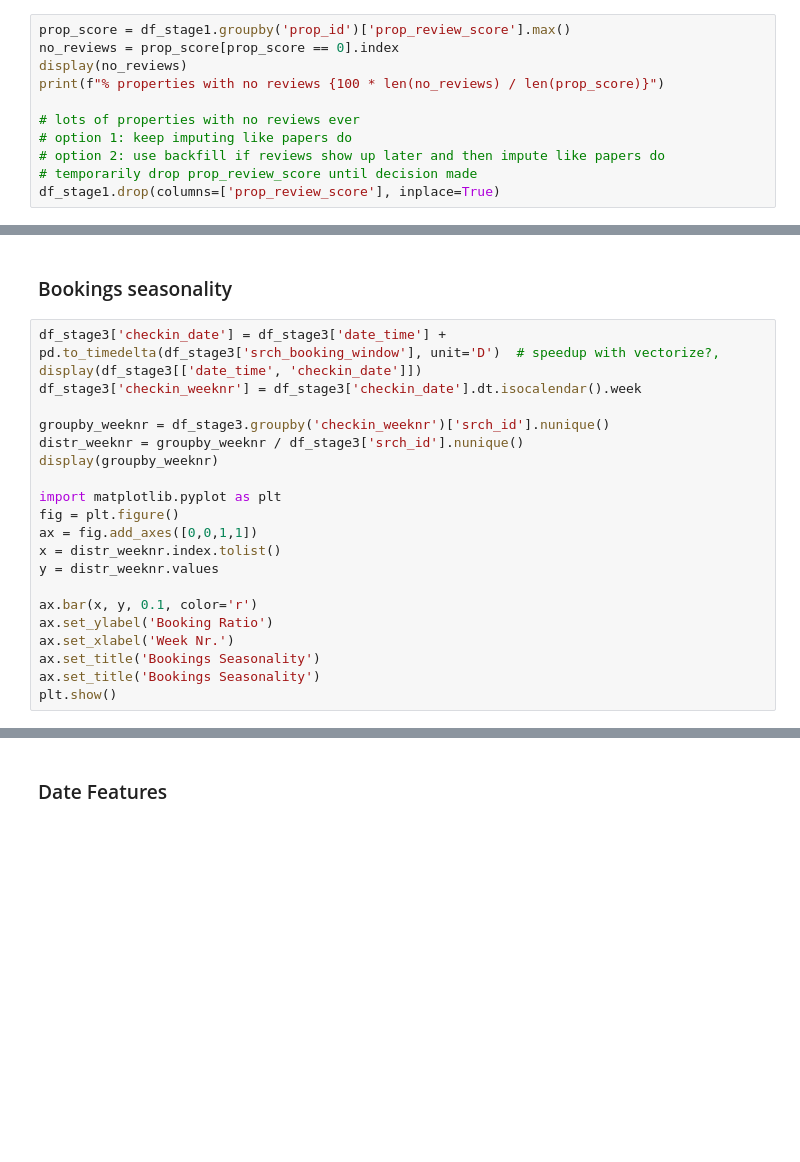
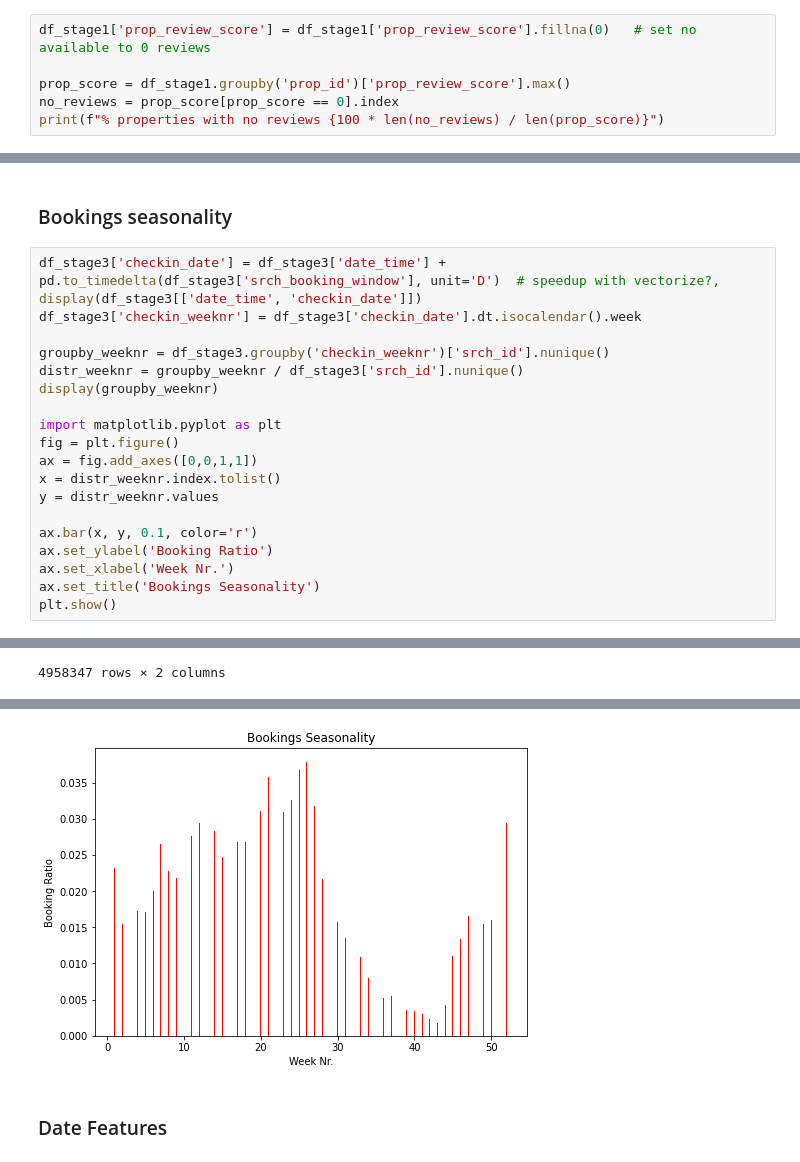
Before and after one commit to tituspellegrom/DataMiningTechniques, a Jupyter notebook: Assignment2/exploration_backup.ipynb, the cells around one changed output, grey strips where cells are left out. Cells and saved outputs as stored; diff of their text form; blank space fills up the shorter version.

Commit message:
review scores added again

```diff
--- a/Assignment2/exploration_backup.ipynb
+++ b/Assignment2/exploration_backup.ipynb
@@ -156,11 +354,6 @@ df_stage1.drop(columns=drop_cols_extra, inplace=True)
-# %%
-prop_score = df_stage1.groupby('prop_id')['prop_review_score'].max()
-no_reviews = prop_score[prop_score == 0].index
-display(no_reviews)
-print(f"% properties with no reviews {100 * len(no_reviews) / len(prop_score)}")
-
-# lots of properties with no reviews ever
-# option 1: keep imputing like papers do
-# option 2: use backfill if reviews show up later and then impute like papers do
-# temporarily drop prop_review_score until decision made
-df_stage1.drop(columns=['prop_review_score'], inplace=True)
+# %%
+df_stage1['prop_review_score'] = df_stage1['prop_review_score'].fillna(0)   # set no available to 0 reviews
+
+prop_score = df_stage1.groupby('prop_id')['prop_review_score'].max()
+no_reviews = prop_score[prop_score == 0].index
+print(f"% properties with no reviews {100 * len(no_reviews) / len(prop_score)}")
@@ -268,5 +572,5 @@ ax.bar(x, y, 0.1, color='r')
 ax.set_ylabel('Booking Ratio')
 ax.set_xlabel('Week Nr.')
 ax.set_title('Bookings Seasonality')
-ax.set_title('Bookings Seasonality')
 plt.show()
+# %% [output]
@@ -272,0 +589 @@ plt.show()
+4958347 rows × 2 columns
@@ -273,3 +607,4 @@ plt.show()
+[figure, added]
 # %% [markdown]
 ### Date Features
 # %%
```
Also changed, not shown: parts of 54 cells of this notebook.
